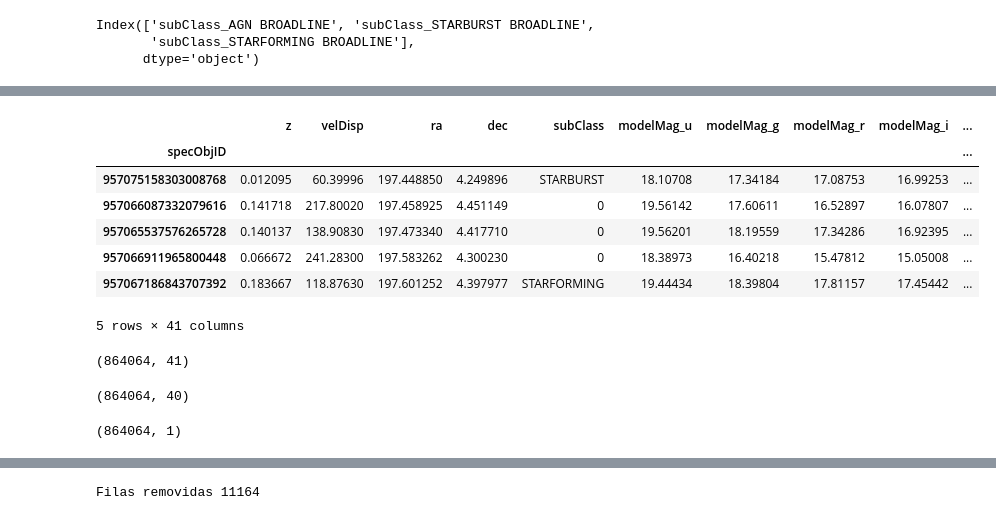
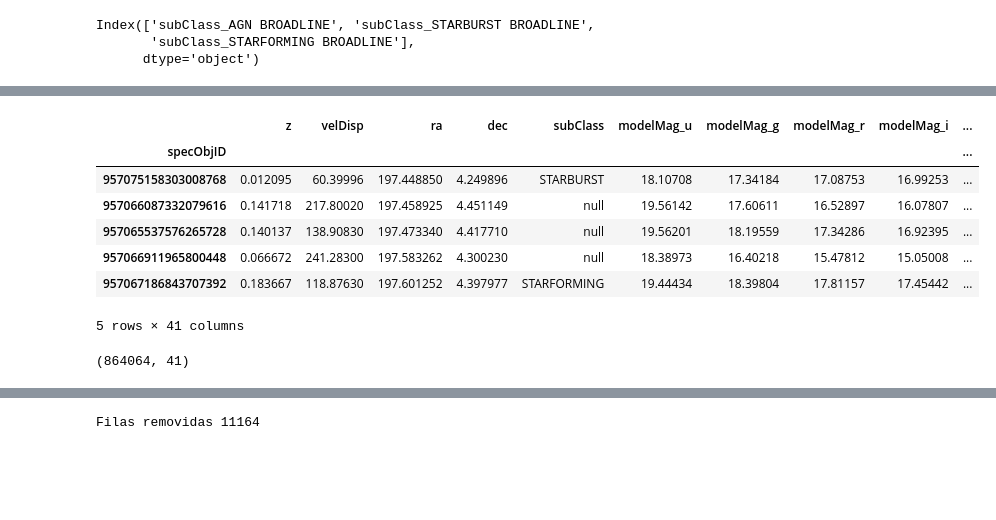
Before and after one commit to leoborgnino/mentoria-astro-datos, a Jupyter notebook: 2_Analisis_y_Curación.ipynb, the cells around one changed output, grey strips where cells are left out. Saved outputs shown, nothing was run; the diff lists cells and outputs as text; code cells hidden in the pictures; blank space fills up the shorter version.

```diff
--- a/2_Analisis_y_Curación.ipynb
+++ b/2_Analisis_y_Curación.ipynb
@@ -237,15 +231,15 @@ dtype: object
 # %%
 # SEGUNDO PASO: Unimos los dataframes
 
-data_full_join = data_full.join(data_cod)
-data_full_join[:5]
+data_join = data_full.join(data_cod)
+data_join[:5]
 # %% [output]
 |  | z | velDisp | ra | dec | subClass | modelMag_u | modelMag_g | modelMag_r | modelMag_i | ... |
 | specObjID |  |  |  |  |  |  |  |  |  | ... |
 | 957075158303008768 | 0.012095 | 60.39996 | 197.448850 | 4.249896 | STARBURST | 18.10708 | 17.34184 | 17.08753 | 16.99253 | ... |
-| 957066087332079616 | 0.141718 | 217.80020 | 197.458925 | 4.451149 | 0 | 19.56142 | 17.60611 | 16.52897 | 16.07807 | ... |
-| 957065537576265728 | 0.140137 | 138.90830 | 197.473340 | 4.417710 | 0 | 19.56201 | 18.19559 | 17.34286 | 16.92395 | ... |
-| 957066911965800448 | 0.066672 | 241.28300 | 197.583262 | 4.300230 | 0 | 18.38973 | 16.40218 | 15.47812 | 15.05008 | ... |
+| 957066087332079616 | 0.141718 | 217.80020 | 197.458925 | 4.451149 | null | 19.56142 | 17.60611 | 16.52897 | 16.07807 | ... |
+| 957065537576265728 | 0.140137 | 138.90830 | 197.473340 | 4.417710 | null | 19.56201 | 18.19559 | 17.34286 | 16.92395 | ... |
+| 957066911965800448 | 0.066672 | 241.28300 | 197.583262 | 4.300230 | null | 18.38973 | 16.40218 | 15.47812 | 15.05008 | ... |
 | 957067186843707392 | 0.183667 | 118.87630 | 197.601252 | 4.397977 | STARFORMING | 19.44434 | 18.39804 | 17.81157 | 17.45442 | ... |
 5 rows × 41 columns
 # %%
@@ -253,26 +247,2 @@ data_full_join.shape
 # %% [output]
 (864064, 41)
-# %%
-# TERCER PASO: Eliminamos la variable categórica original "subClass" que fué convertida a "Dummy"
-# Eliminamos la columna subClass por ser categórica para poder normalizar los datos
-
-data_join=data_full_join.drop(["subClass"],axis=1)
-data_join.shape
-# %% [output]
-(864064, 40)
-# %%
-# Guardo la columna subClass para reagregarla posteriormente al dataset
-
-subClass=data_full_join.drop(['z', 'velDisp', 'ra', 'dec',
-                  'modelMag_u', 'modelMag_g','modelMag_r','modelMag_i', 'modelMag_z',
-                  'petroMag_u', 'petroMag_g', 'petroMag_r', 'petroMag_i', 'petroMag_z',
-                  'deVRad_u', 'deVRad_g', 'deVRad_r', 'deVRad_i', 'deVRad_z',
-                  'expRad_u', 'expRad_g', 'expRad_r', 'expRad_i', 'expRad_z',
-                  'petroRad_u','petroRad_g','petroRad_r','petroRad_i','petroRad_z',
-                  'spiral', 'elliptical', 'uncertain','subClass_AGN',
-                  'subClass_AGN_BROADLINE', 'subClass_BROADLINE', 'subClass_STARBURST',
-                  'subClass_STARBURST_BROADLINE', 'subClass_STARFORMING',
-                  'subClass_STARFORMING_BROADLINE', 'subClass_0'],axis=1)
-subClass.shape
-# %% [output]
-(864064, 1)
```
Also changed, not shown: parts of 38 cells of this notebook.
